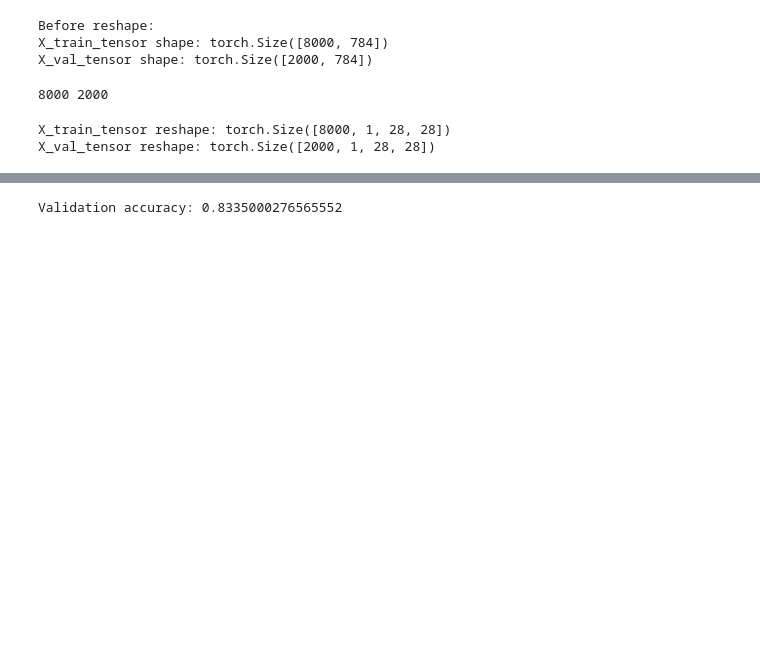
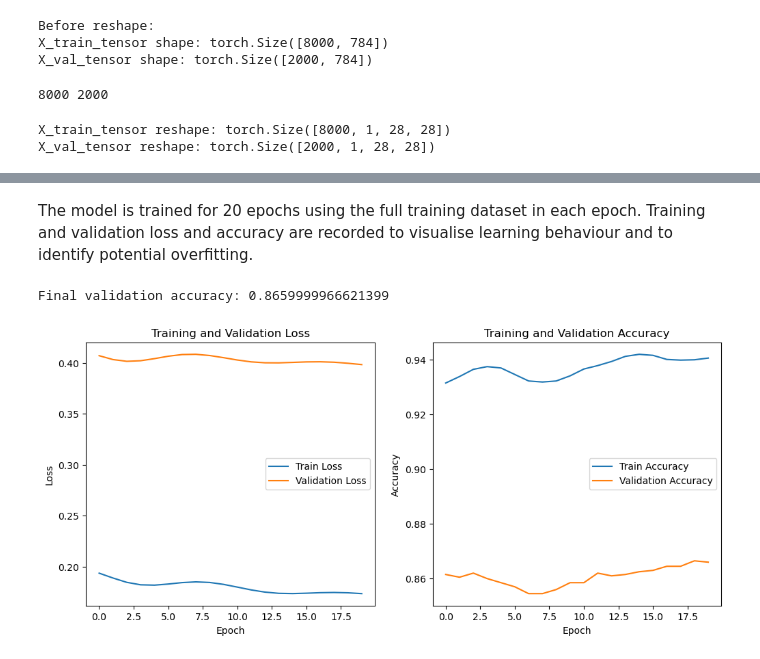
Before and after one commit to up2060795/UP2060795-Coursework-2, a Jupyter notebook: Q2_folder/Q2.ipynb, the cells around one changed output, grey strips where cells are left out. Saved outputs shown, nothing was run; the diff lists cells and outputs as text; code cells hidden in the pictures; blank space fills up the shorter version.

Commit message:
Finalise Q1 and Q2 notebooks, update helpers and dependencies

```diff
--- a/Q2_folder/Q2.ipynb
+++ b/Q2_folder/Q2.ipynb
@@ -77,17 +130,9 @@ class CNN_Tanh(nn.Module):
 data = CNN_Tanh()
 
 criterion = nn.CrossEntropyLoss()
-optimizer = optim.Adam(data.parameters(), lr=0.01)
+optimizer = optim.Adam(data.parameters(), lr=0.001)
 # %%
-epochs = 20
-
-for epoch in range(epochs):
-    optimizer.zero_grad()
-
-    outputs = data(X_train_tensor)
-    loss = criterion(outputs, y_train_tensor)
-
-    loss.backward()
-    optimizer.step()
-
-    print(f"Epoch {epoch+1}/{epochs}, Loss: {loss.item():.4f}")
+train_losses = []
+val_losses = []
+train_accuracies = []
+val_accuracies = []
@@ -115,11 +197,30 @@ Epoch 20/20, Loss: 0.4092
+# %% [markdown]
+The model is trained for 20 epochs using the full training dataset in each epoch.
+Training and validation loss and accuracy are recorded to visualise learning behaviour
+and to identify potential overfitting.
+# %%
+print("Final validation accuracy:", val_accuracies[-1])
+# %% [output]
+Final validation accuracy: 0.8659999966621399
 # %%
-with torch.no_grad():
-    outputs = data(X_val_tensor)
-    predictions = torch.argmax(outputs, 1)
-    correct = predictions == y_val_tensor
-    correct_float = correct.float()
-    accuracy = correct_float.mean().item()
+plt.figure(figsize=(12, 5))
 
-print("Validation accuracy:", accuracy)
+plt.subplot(1, 2, 1)
+plt.plot(train_losses, label='Train Loss')
+plt.plot(val_losses, label='Validation Loss')
+plt.xlabel('Epoch')
+plt.ylabel('Loss')
+plt.title('Training and Validation Loss')
+plt.legend()
+
+plt.subplot(1, 2, 2)
+plt.plot(train_accuracies, label='Train Accuracy')
+plt.plot(val_accuracies, label='Validation Accuracy')
+plt.xlabel('Epoch')
+plt.ylabel('Accuracy')
+plt.title('Training and Validation Accuracy')
+plt.legend()
+
+plt.show()
 # %% [output]
-Validation accuracy: 0.8335000276565552
+[figure, added]
```
Also changed, not shown: parts of 17 cells of this notebook, 4 other files.
